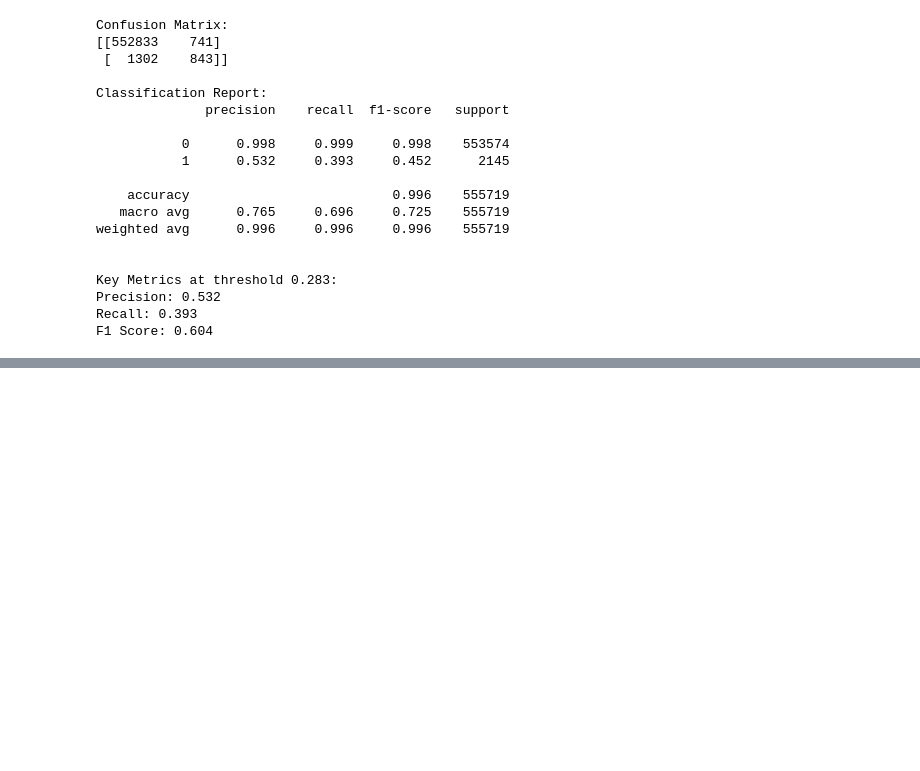
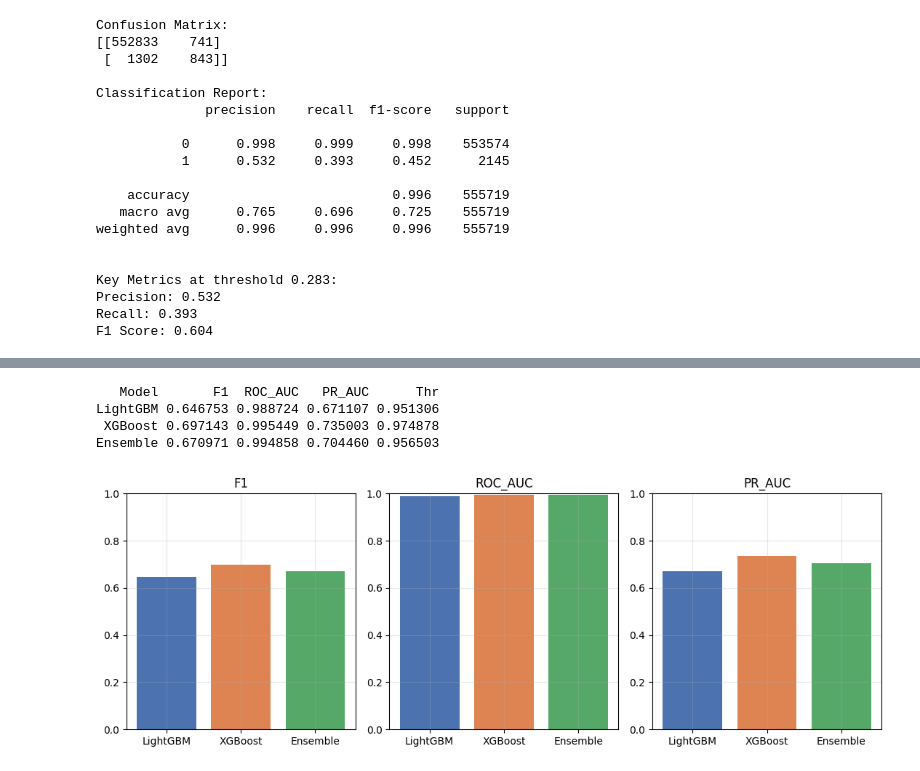
Before and after one commit to Aditya17-bot/Fraud_detection, a Jupyter notebook: fraud.ipynb, the cells around one changed output, grey strips where cells are left out. Saved outputs shown, nothing was run; the diff lists cells and outputs as text; code cells hidden in the pictures; blank space fills up the shorter version.

```diff
--- a/fraud.ipynb
+++ b/fraud.ipynb
@@ -379,0 +550,53 @@ XGBoost:
+# %%
+import numpy as np, pandas as pd
+from sklearn.metrics import precision_recall_curve, f1_score, roc_auc_score, average_precision_score
+import matplotlib.pyplot as plt
+
+# Validation probabilities
+lgbm_val_proba = lgbm_model.predict_proba(X_val_processed)[:, 1]
+xgb_val_proba  = xgb_model.predict_proba(X_val_processed)[:, 1]
+ens_val_proba  = 0.5 * lgbm_val_proba + 0.5 * xgb_val_proba
+
+def best_thr_f1(y_true, p):
+    prec, rec, thr = precision_recall_curve(y_true, p)
+    f1 = 2 * prec * rec / (prec + rec + 1e-12)
+    idx = f1.argmax()
+    return (thr[idx] if idx < len(thr) else 1.0), f1[idx]
+
+thr_lgb, _  = best_thr_f1(y_val, lgbm_val_proba)
+thr_xgb, _  = best_thr_f1(y_val, xgb_val_proba)
+thr_ens, _  = best_thr_f1(y_val, ens_val_proba)
+
+# Test metrics
+def metrics(y, p, t):
+    return (
+        f1_score(y, (p >= t).astype(int)),
+        roc_auc_score(y, p),
+        average_precision_score(y, p)
+    )
+
+m_lgb = metrics(y_test, lgbm_test_proba, thr_lgb)
+m_xgb = metrics(y_test, xgb_test_proba,  thr_xgb)
+m_ens = metrics(y_test, ens_test_proba,  thr_ens)
+
+df = pd.DataFrame({
+    "Model": ["LightGBM","XGBoost","Ensemble"],
+    "F1":    [m_lgb[0], m_xgb[0], m_ens[0]],
+    "ROC_AUC":[m_lgb[1], m_xgb[1], m_ens[1]],
+    "PR_AUC":[m_lgb[2], m_xgb[2], m_ens[2]],
+    "Thr":[thr_lgb, thr_xgb, thr_ens]
+})
+print(df.to_string(index=False))
+
+# Bar chart for F1, ROC_AUC, PR_AUC
+fig, ax = plt.subplots(1,3, figsize=(11,4), sharey=False)
+for i, metric in enumerate(["F1","ROC_AUC","PR_AUC"]):
+    ax[i].bar(df["Model"], df[metric], color=["#4c72b0","#dd8452","#55a868"])
+    ax[i].set_title(metric); ax[i].set_ylim(0,1); ax[i].grid(alpha=0.3)
+plt.tight_layout(); plt.savefig("bars_lgbm_xgb_ens.png", dpi=200); plt.show()
+# %% [output]
+   Model       F1  ROC_AUC   PR_AUC      Thr
+LightGBM 0.646753 0.988724 0.671107 0.951306
+ XGBoost 0.697143 0.995449 0.735003 0.974878
+Ensemble 0.670971 0.994858 0.704460 0.956503
+[figure, added]
```
Also changed, not shown: parts of 14 cells of this notebook.
